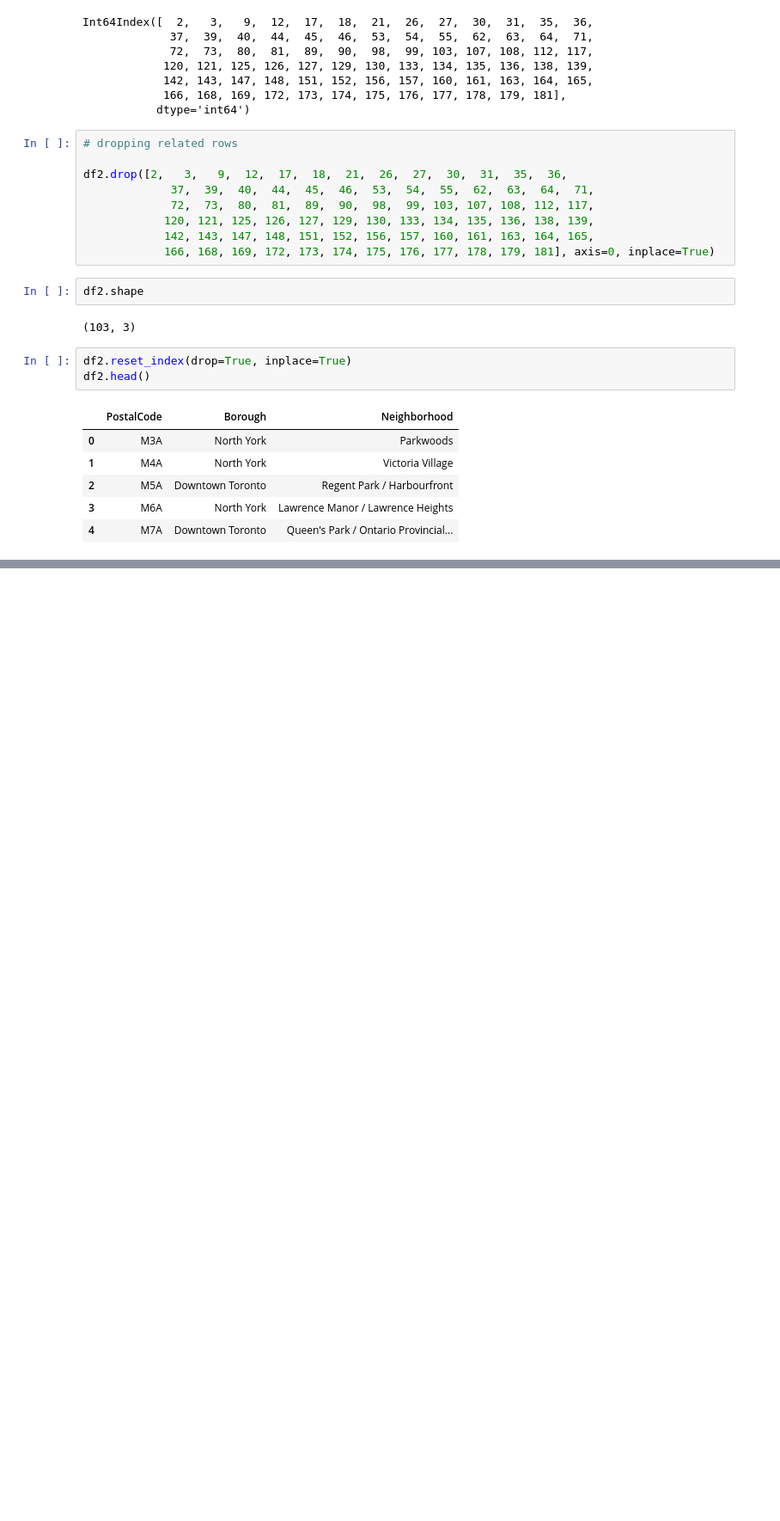
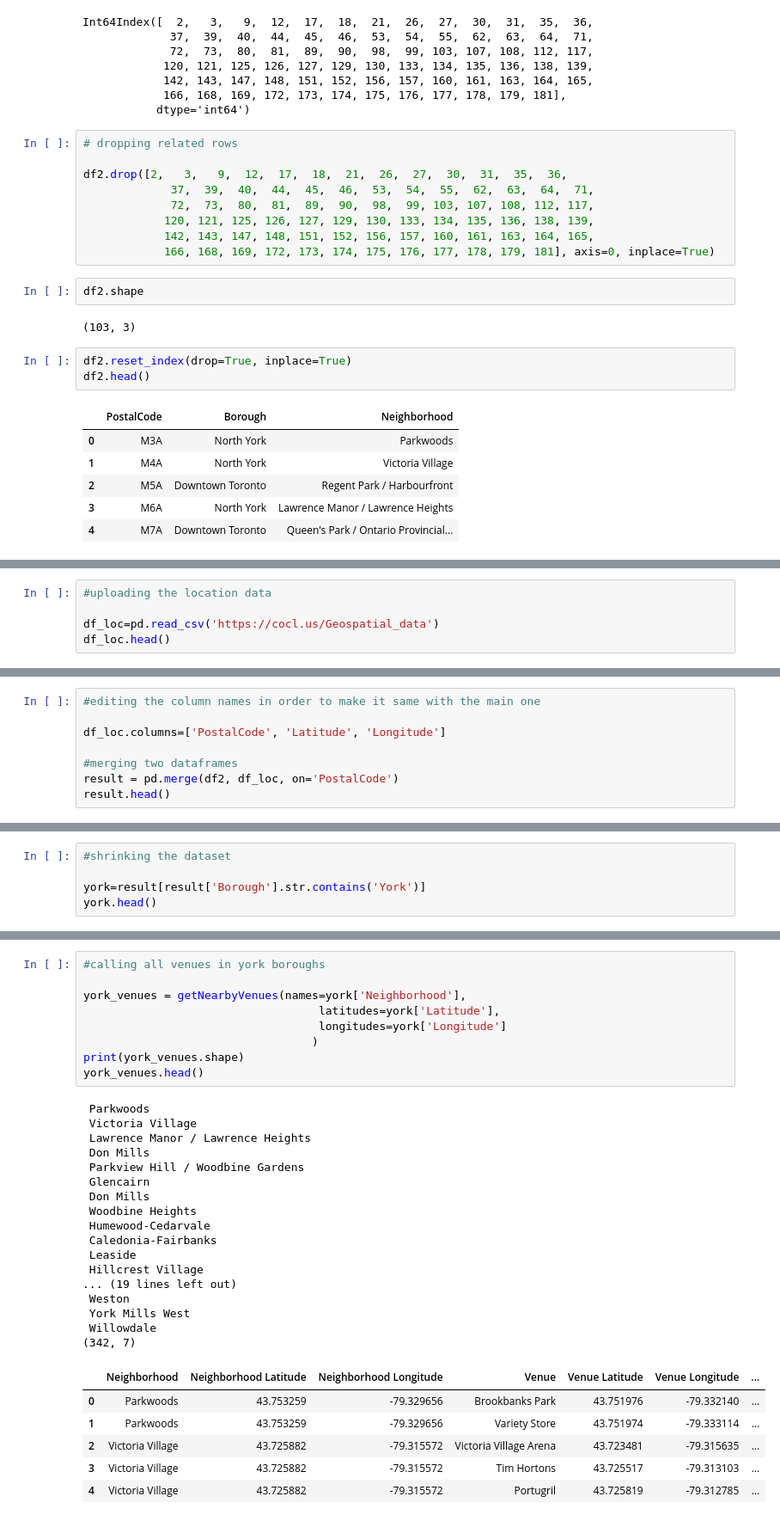
Before and after one commit to semanurkps/IBM_capstone, a Jupyter notebook: Capstone Project .ipynb, the cells around one changed output, grey strips where cells are left out. Shown: that part at 86% size. Saved outputs shown, nothing was run; the diff lists cells and outputs as text; blank space fills up the shorter version.

```diff
--- a/Capstone Project .ipynb
+++ b/Capstone Project .ipynb
@@ -180,0 +165,5 @@ df2.head()
+# %%
+#uploading the location data
+
+df_loc=pd.read_csv('https://cocl.us/Geospatial_data')
+df_loc.head()
@@ -180,0 +177,8 @@ df2.head()
+# %%
+#editing the column names in order to make it same with the main one
+
+df_loc.columns=['PostalCode', 'Latitude', 'Longitude']
+
+#merging two dataframes
+result = pd.merge(df2, df_loc, on='PostalCode')
+result.head()
@@ -180,0 +202,5 @@ df2.head()
+# %%
+#shrinking the dataset
+
+york=result[result['Borough'].str.contains('York')]
+york.head()
@@ -180,0 +270,33 @@ df2.head()
+# %%
+#calling all venues in york boroughs
+
+york_venues = getNearbyVenues(names=york['Neighborhood'],
+                                   latitudes=york['Latitude'],
+                                   longitudes=york['Longitude']
+                                  )
+print(york_venues.shape)
+york_venues.head()
+# %% [output]
+ Parkwoods
+ Victoria Village
+ Lawrence Manor / Lawrence Heights
+ Don Mills
+ Parkview Hill / Woodbine Gardens
+ Glencairn
+ Don Mills
+ Woodbine Heights
+ Humewood-Cedarvale
+ Caledonia-Fairbanks
+ Leaside
+ Hillcrest Village
+... (19 lines left out)
+ Weston
+ York Mills West
+ Willowdale
+(342, 7)
+|  | Neighborhood | Neighborhood Latitude | Neighborhood Longitude | Venue | Venue Latitude | Venue Longitude | ... |
+| 0 | Parkwoods | 43.753259 | -79.329656 | Brookbanks Park | 43.751976 | -79.332140 | ... |
+| 1 | Parkwoods | 43.753259 | -79.329656 | Variety Store | 43.751974 | -79.333114 | ... |
+| 2 | Victoria Village | 43.725882 | -79.315572 | Victoria Village Arena | 43.723481 | -79.315635 | ... |
+| 3 | Victoria Village | 43.725882 | -79.315572 | Tim Hortons | 43.725517 | -79.313103 | ... |
+| 4 | Victoria Village | 43.725882 | -79.315572 | Portugril | 43.725819 | -79.312785 | ... |
```
Also changed, not shown: parts of 24 cells of this notebook.
